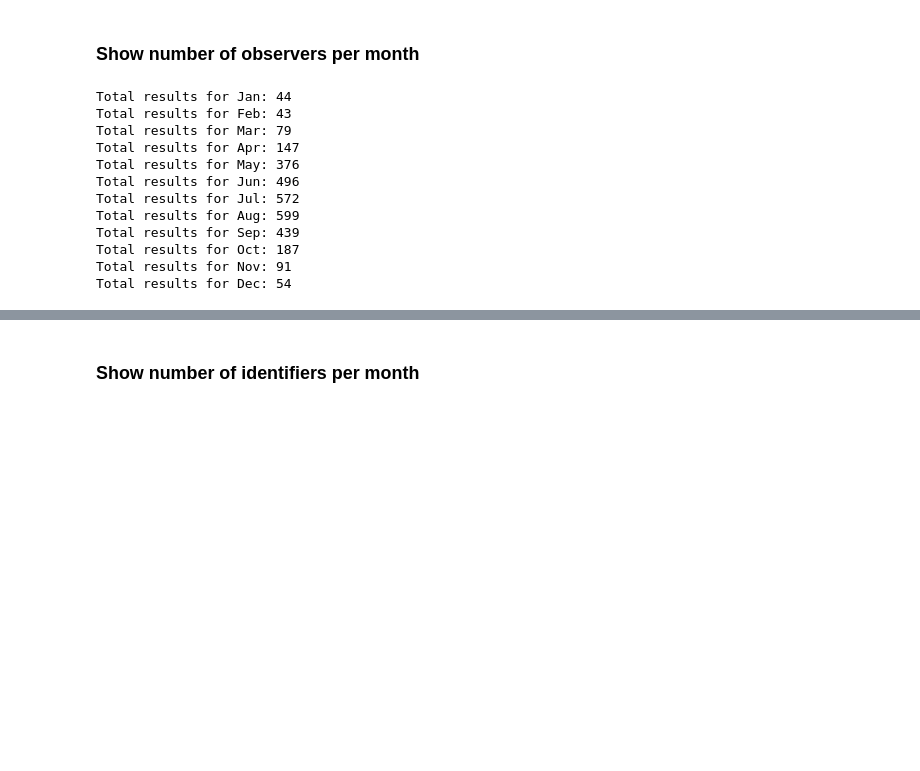
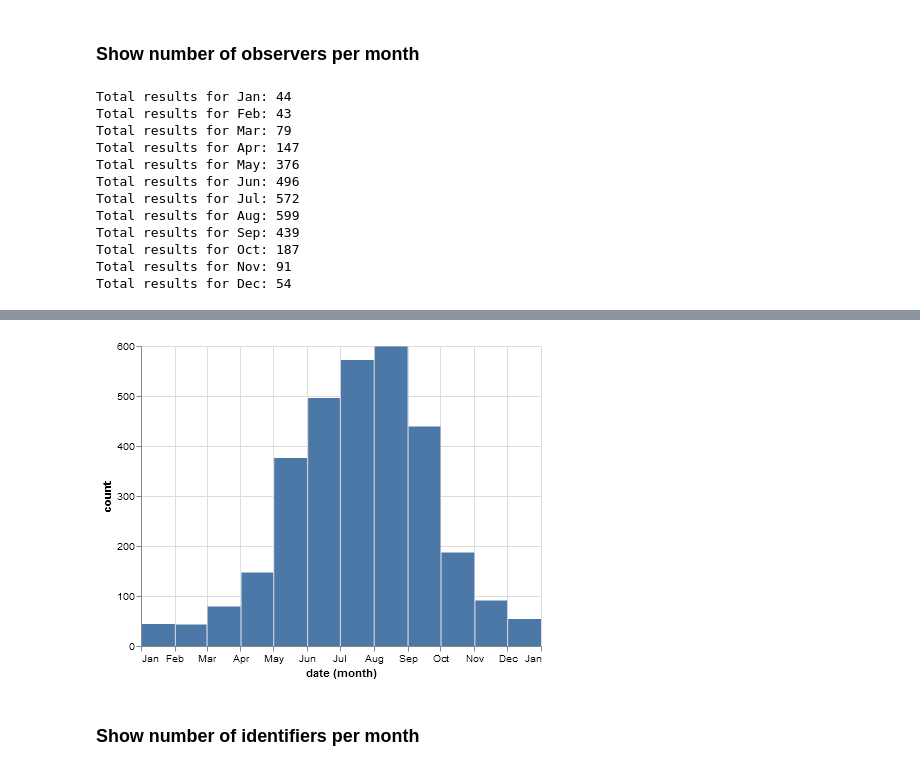
Before and after one commit to pyinat/pyinaturalist, a Jupyter notebook: examples/Data Visualizations - Regional Activity Report.ipynb, the cells around one changed output, grey strips where cells are left out. Cells and saved outputs as stored; diff of their text form; code cells hidden in the pictures; blank space fills up the shorter version.

```diff
--- a/examples/Data Visualizations - Regional Activity Report.ipynb
+++ b/examples/Data Visualizations - Regional Activity Report.ipynb
@@ -106,6 +117,7 @@ Total results for Dec: 555
 # %%
 observers_by_month = get_monthly_counts(get_observation_observers, 'Observers')
 alt.Chart(observers_by_month).mark_bar().encode(x='month(date):T', y='count:Q')
+Image('images/observers_by_month.png')
 # %% [output]
 Total results for Jan: 44
 Total results for Feb: 43
@@ -123,3 +134,4 @@ Total results for Dec: 54
+[figure, added]
 # %% [markdown]
 ### Show number of identifiers per month
 # %%
```
Also changed, not shown: parts of 7 cells of this notebook, 8 other files.
